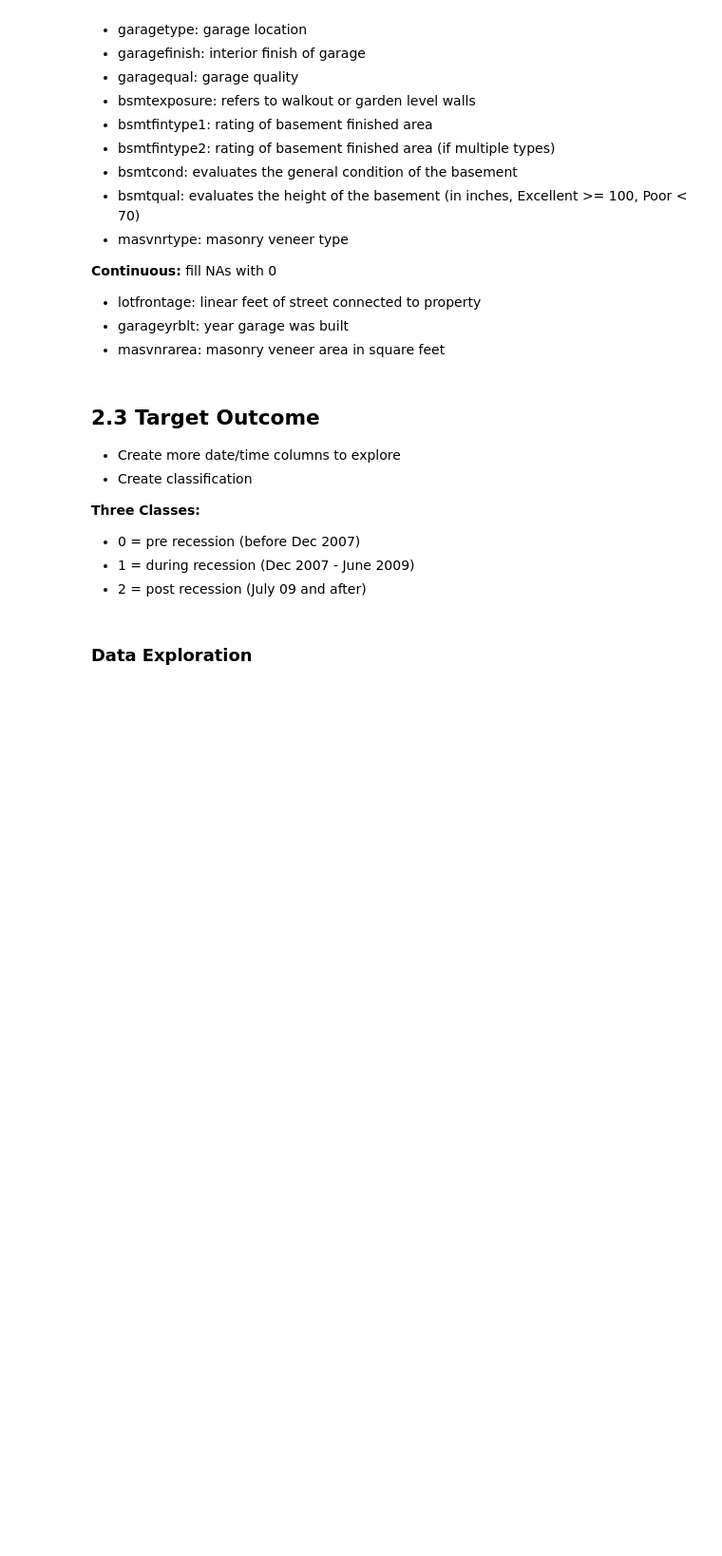
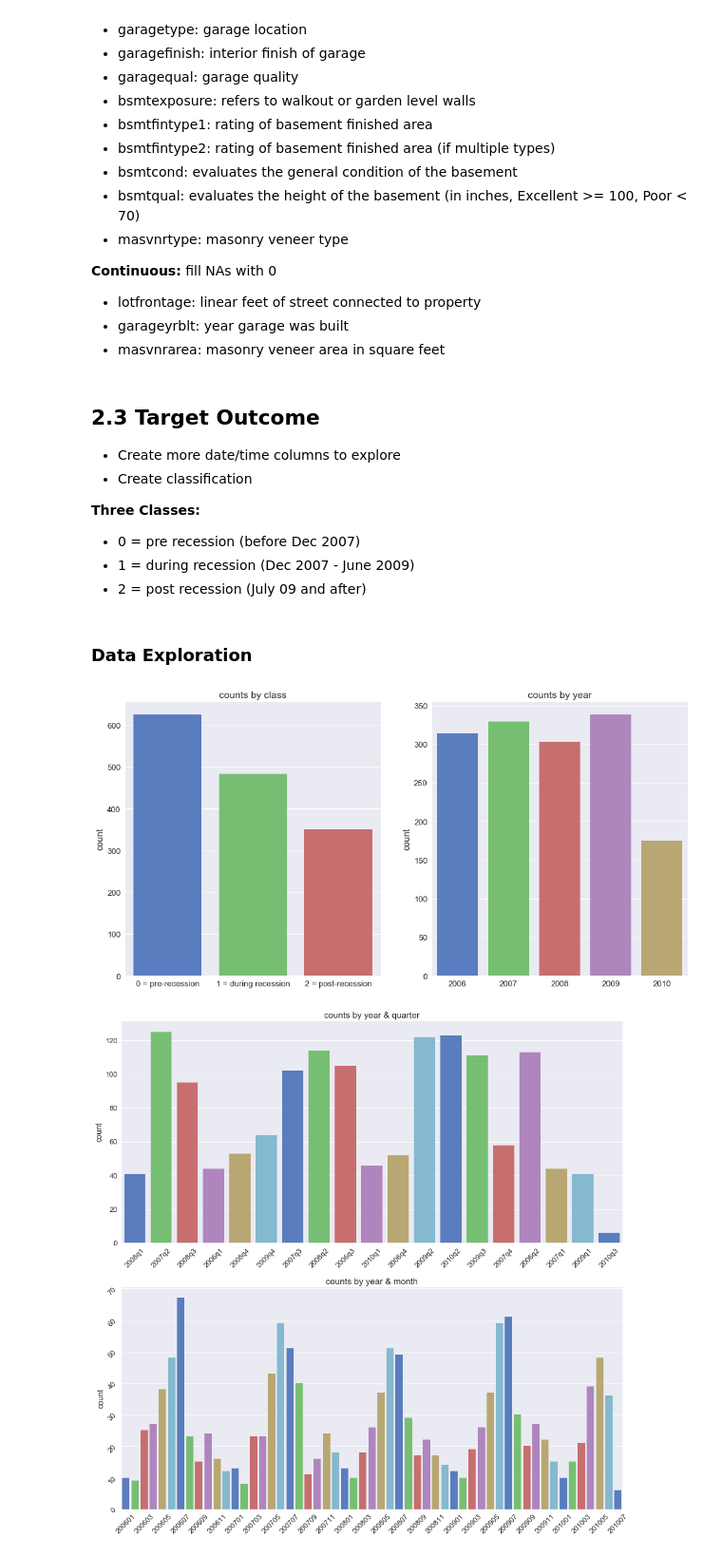
Before and after one commit to brianmcguckin/thinkful_unit_03_capstone, a Jupyter notebook: unit_03_capstone_v2.ipynb, the cells around one changed output. Shown at 95% size. Saved outputs shown, nothing was run; the diff lists cells and outputs as text; code cells hidden in the pictures; blank space fills up the shorter version.

```diff
--- a/unit_03_capstone_v2.ipynb
+++ b/unit_03_capstone_v2.ipynb
@@ -244,5 +245,42 @@ train['class'] = train.apply(label_class, axis=1)
 # %% [markdown]
 ### Data Exploration
+# %%
+#look at class sizes for new time variables
+plt.figure(figsize=(16,8))
+
+ax1 = plt.subplot(121)
+sns.countplot('class_mult', data=train)
+ax1.set_xlabel('')
+ax1.set_xticklabels(['0 = pre-recession', '1 = during recession', '2 = post-recession'])
+plt.title('counts by class')
+
+ax2 = plt.subplot(122)
+sns.countplot('yrsold', data=train)
+ax2.set_xlabel('')
+plt.title('counts by year')
+
+plt.show()
+
+plt.figure(figsize=(16,16))
+
+ax3 = plt.subplot(211)
+sns.countplot('yrqtr_sold', data=train, palette='muted')
+ax3.set_xlabel('')
+plt.xticks(rotation=45)
+plt.title('counts by year & quarter')
+
+ax4 = plt.subplot(212)
+sns.countplot('yrmo_sold', data=train, palette='muted')
+ax4.set_xlabel('')
+for label in ax4.get_xticklabels()[1::2]:
+    label.set_visible(False)
+ax4.tick_params(labelrotation=45)
+plt.title('counts by year & month')
+
+plt.show()
+# %% [output]
+[figure, added]
+[figure, added]
 # %%
 #plot salesprice vs. different time variables
 plt.figure(figsize=(16,8))
```
Also changed, not shown: parts of 11 cells of this notebook.
